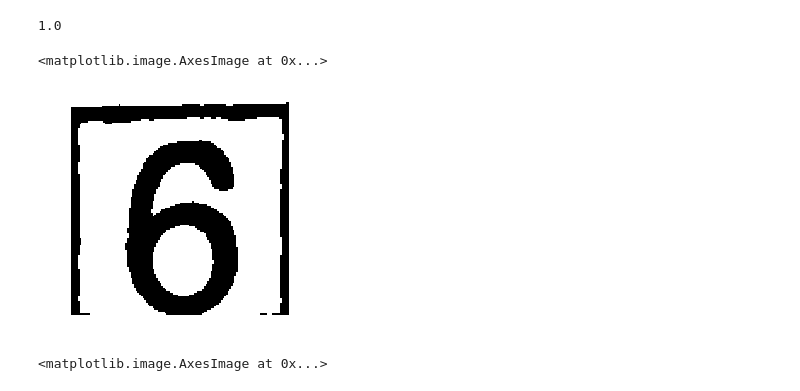
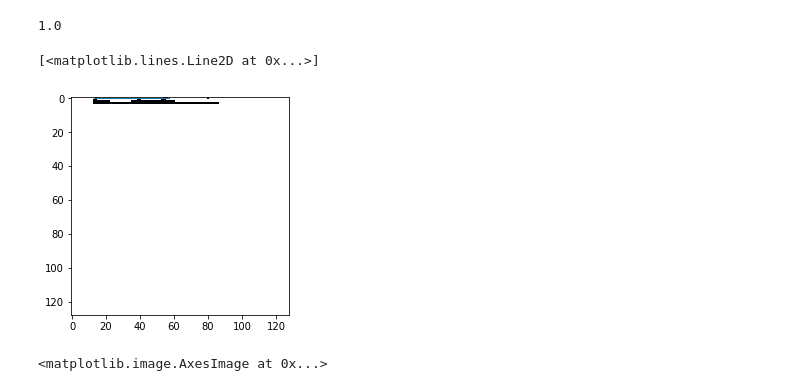
Before and after one commit to muthuspark/ml_research, a Jupyter notebook: sudoku extracting from newspaper image-Copy1.ipynb, the cells around one changed output. Drawn from its saved outputs; the diff is of its cells as text; code cells hidden in the pictures.

```diff
--- a/sudoku extracting from newspaper image-Copy1.ipynb
+++ b/sudoku extracting from newspaper image-Copy1.ipynb
@@ -202,19 +229,42 @@ print score
 # %% [output]
 1.0
-# %%
-import skimage
-#check if 6 is predicted properly
-six = warped[0:100,400:500]
-six = gaussian(skimage.transform.resize(six,(128,128)))
-
-six_binary_adaptive = threshold_local(six, block_size=99)
-binary = six <= six_binary_adaptive
-six = skimage.util.invert(binary)*1
-plt.axis('off')
-plt.imshow(six, cmap="gray")
-# %% [output]
-<matplotlib.image.AxesImage at 0x...>
-[figure, removed]
+# %%
+#check if 6 is predicted properly
+six = warped[0:100,0:100]
+six = gaussian(skimage.transform.resize(six,(128,128)))
+
+six_binary_adaptive = threshold_local(six, block_size=99)
+binary = six <= six_binary_adaptive
+six = skimage.util.invert(binary)*1
+six = clear_noisy_borders(six)
+six = fill_holes(six)
+
+contours = find_contours(six, 0.8)
+# print contours
+
+areas_bound_by_contours = find_areas_bound_by_contours(contours)
+highest_area = get_highest_area(areas_bound_by_contours)
+# print areas_bound_by_contours
+
+for areas in areas_bound_by_contours:
+    threshold = 0.33
+    percentage_of_area = areas[1]/(128*128)
+#     if percentage_of_area < threshold:
+#         print contours[areas[0]]
+
+polygon = approximate_polygon(contours[highest_area[0]],50)
+
+fig, ax = plt.subplots()
+ax.imshow(six, cmap="gray")
+ax.plot(polygon[:, 1], polygon[:, 0], linewidth=1)
+
+# fig, ax = plt.subplots()
+# ax.axis("off")
+# ax.plot(contours[highest_area[0]][:, 0], contours[highest_area[0]][:, 1], linewidth=1)
+# ax.imshow(six, cmap="gray")
+# %% [output]
+[<matplotlib.lines.Line2D at 0x...>]
+[figure, added]
 # %%
 plt.axis('off')
 plt.imshow(X_train[0].reshape(128,128), cmap="gray")
```
Also changed, not shown: parts of 21 cells of this notebook.
